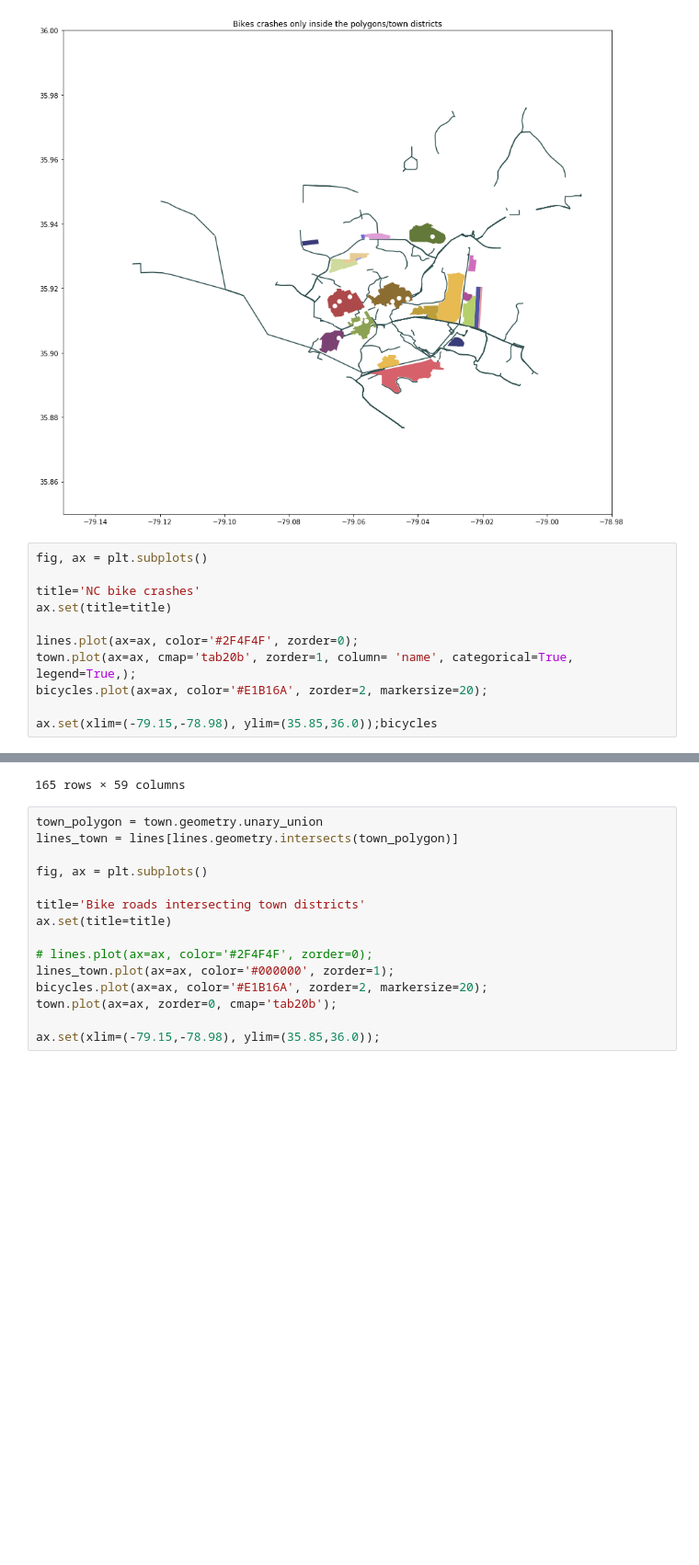
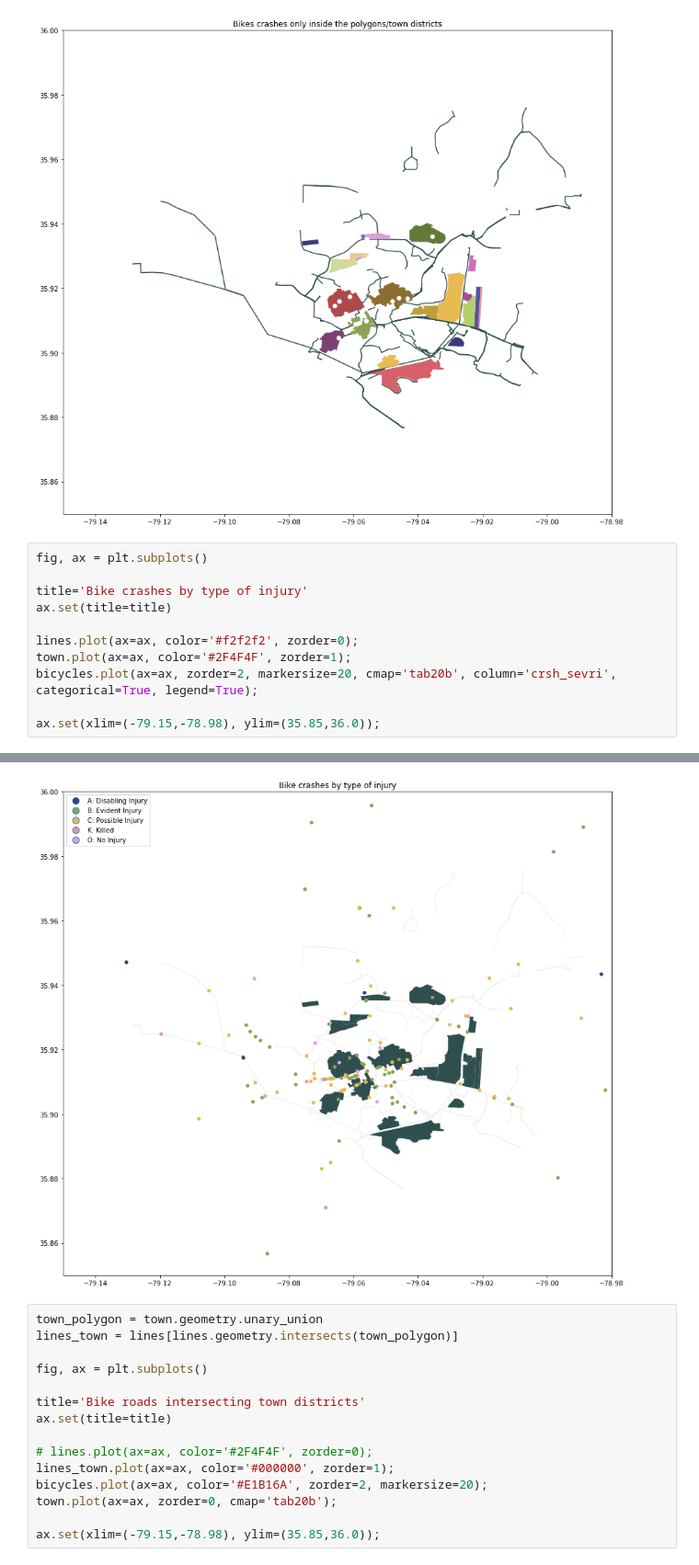
Before and after one commit to mahorn/bicycle-crashes, a Jupyter notebook: bicycles.ipynb, the cells around one changed output, grey strips where cells are left out. Shown at 92% size. Saved outputs shown, nothing was run; the diff lists cells and outputs as text; blank space fills up the shorter version.

Commit message:
bike crashes by type of injury

```diff
--- a/bicycles.ipynb
+++ b/bicycles.ipynb
@@ -312,12 +312,12 @@ ax.set(xlim=(-79.15,-78.98), ylim=(35.85,36.0));
 # %%
 fig, ax = plt.subplots()
 
-title='NC bike crashes'
+title='Bike crashes by type of injury'
 ax.set(title=title)
 
-lines.plot(ax=ax, color='#2F4F4F', zorder=0);
-town.plot(ax=ax, cmap='tab20b', zorder=1, column= 'name', categorical=True, legend=True,);
-bicycles.plot(ax=ax, color='#E1B16A', zorder=2, markersize=20);
+lines.plot(ax=ax, color='#f2f2f2', zorder=0);
+town.plot(ax=ax, color='#2F4F4F', zorder=1);
+bicycles.plot(ax=ax, zorder=2, markersize=20, cmap='tab20b', column='crsh_sevri', categorical=True, legend=True);
 
-ax.set(xlim=(-79.15,-78.98), ylim=(35.85,36.0));bicycles
+ax.set(xlim=(-79.15,-78.98), ylim=(35.85,36.0));
 # %% [output]
@@ -341,4 +324,4 @@ ax.set(xlim=(-79.15,-78.98), ylim=(35.85,36.0));bicycles
-165 rows × 59 columns
+[figure, added]
 # %%
 town_polygon = town.geometry.unary_union
 lines_town = lines[lines.geometry.intersects(town_polygon)]
```
Also changed, not shown: parts of 2 cells of this notebook.
